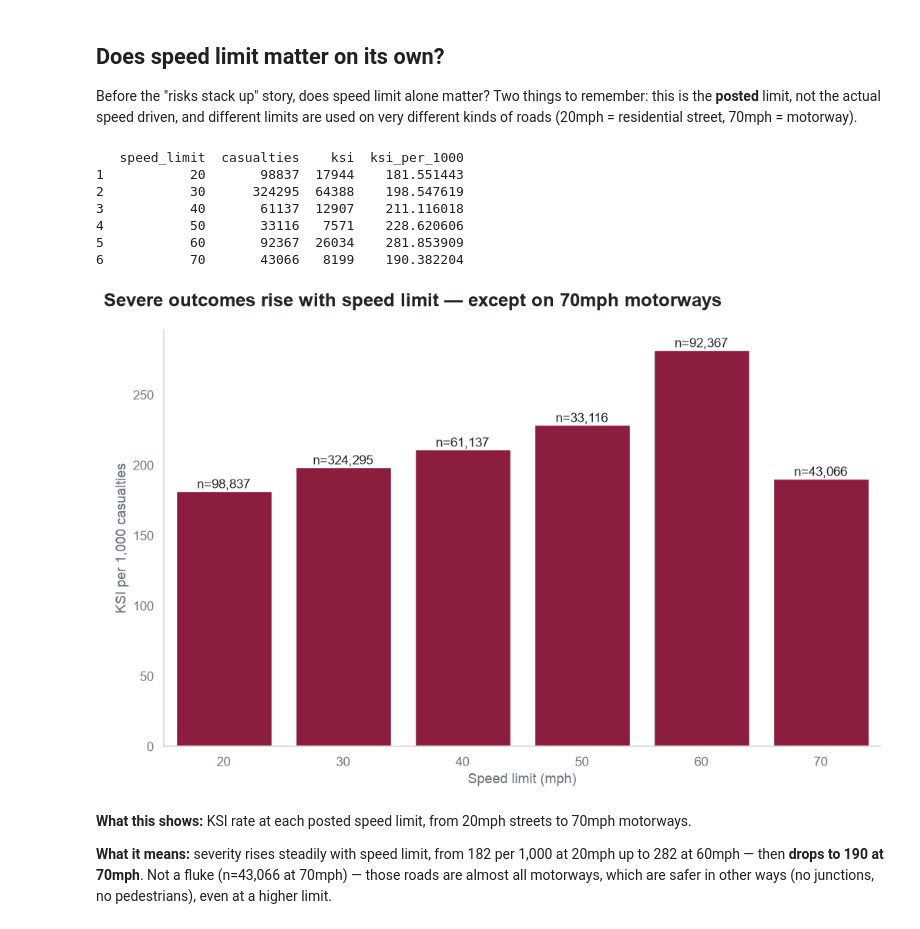
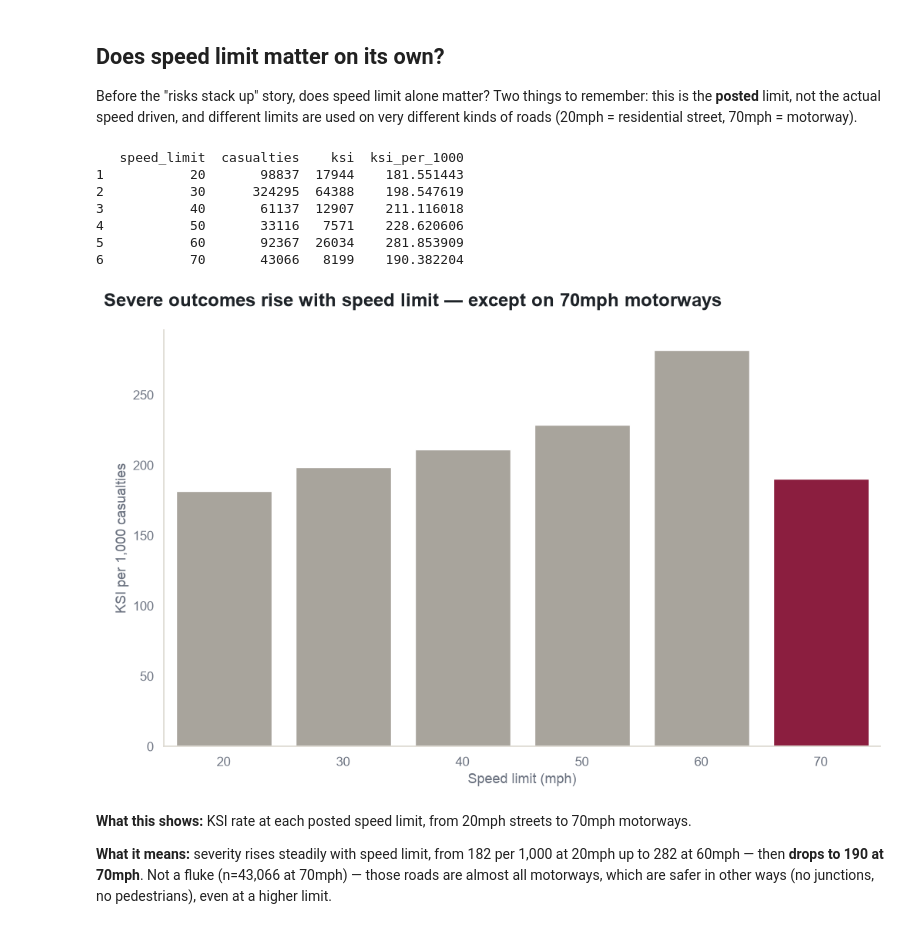
Before and after one commit to hrshankar2002/Data-Vis-Proj, a Jupyter notebook: road_crash_analysis.ipynb, the cells around one changed output. Cells and saved outputs as stored; diff of their text form; code cells hidden in the pictures.

```diff
--- a/road_crash_analysis.ipynb
+++ b/road_crash_analysis.ipynb
@@ -735,33 +743,33 @@ Before the "risks stack up" story, does speed limit alone matter? Two things to
 # %%
 speed = (
     joined.dropna(subset=["speed_limit"])
     .groupby("speed_limit")
     .agg(casualties=("ksi", "size"), ksi=("ksi", "sum"))
     .reset_index()
 )
 speed = speed[speed["casualties"] >= 200]
 speed["ksi_per_1000"] = 1000 * speed["ksi"] / speed["casualties"]
 print(speed)
 
 fig, ax = plt.subplots(figsize=VIDEO_FIG)
 sns.barplot(data=speed, x="speed_limit", y="ksi_per_1000", color=KSI_COLOUR, ax=ax, saturation=1)
-for i, row in speed.reset_index(drop=True).iterrows():
-    ax.text(i, row["ksi_per_1000"] + 2, f"n={row['casualties']:,.0f}", ha="center", fontsize=12)
+for bar, limit in zip(ax.patches, speed["speed_limit"]):
+    bar.set_facecolor(KSI_COLOUR if limit == 70 else NEUTRAL)
 headline(fig, "Severe outcomes rise with speed limit — except on 70mph motorways")
 ax.set_xlabel("Speed limit (mph)")
 ax.set_ylabel("KSI per 1,000 casualties")
 sns.despine()
 save(fig, "04_speed.png")
 plt.show()
 # %% [output]
    speed_limit  casualties    ksi  ksi_per_1000
 1           20       98837  17944    181.551443
 2           30      324295  64388    198.547619
 3           40       61137  12907    211.116018
 4           50       33116   7571    228.620606
 5           60       92367  26034    281.853909
 6           70       43066   8199    190.382204
-[figure, old version]
+[figure, new version]
 # %% [markdown]
 **What this shows:** KSI rate at each posted speed limit, from 20mph streets to 70mph motorways.
 
```
Also changed, not shown: parts of 19 cells of this notebook, 7 other files.
